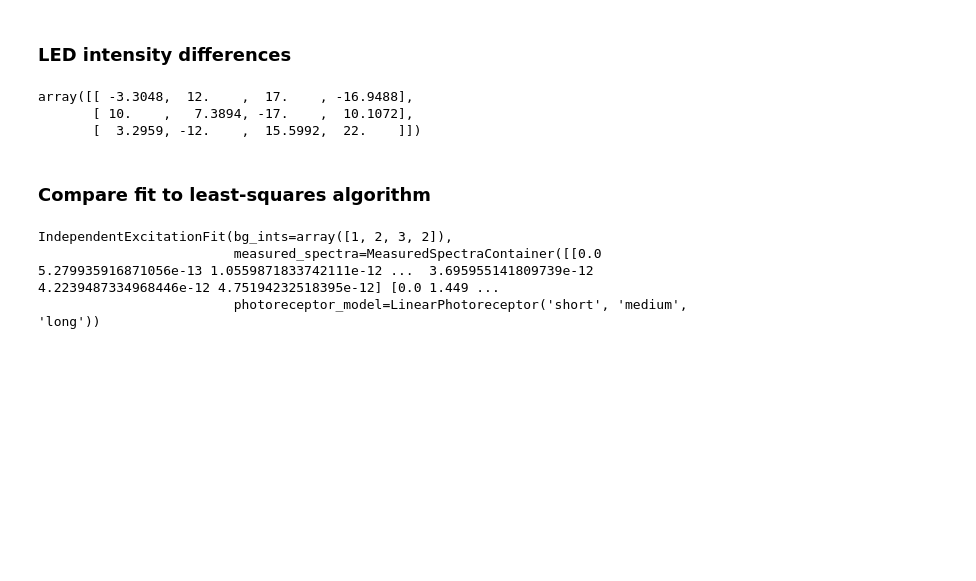
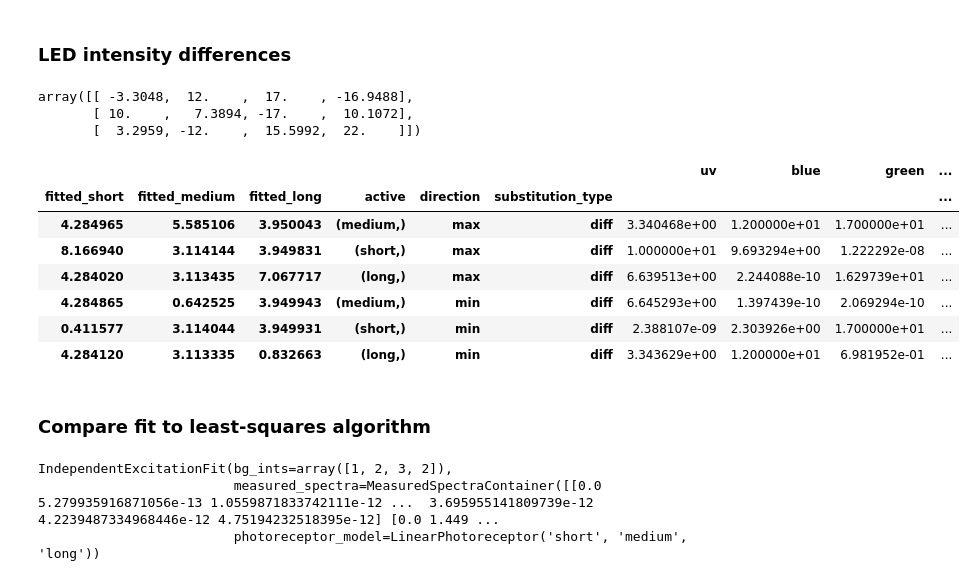
Before and after one commit to neuralsignal/dreye, a Jupyter notebook: tutorials/silent_substitution.ipynb, the cells around one changed output. Cells and saved outputs as stored; diff of their text form; code cells hidden in the pictures; blank space fills up the shorter version.

Commit message:
add dataframe attribute to silent substitution

```diff
--- a/tutorials/silent_substitution.ipynb
+++ b/tutorials/silent_substitution.ipynb
@@ -103,6 +103,17 @@ np.round(model.fitted_intensities_ - model.fitted_other_intensities_, 4)
 array([[ -3.3048,  12.    ,  17.    , -16.9488],
        [ 10.    ,   7.3894, -17.    ,  10.1072],
        [  3.2959, -12.    ,  15.5992,  22.    ]])
+# %%
+model.fitted_intensities_df_
+# %% [output]
+|  |  |  |  |  |  | uv | blue | green | ... |
+| fitted_short | fitted_medium | fitted_long | active | direction | substitution_type |  |  |  | ... |
+| 4.284965 | 5.585106 | 3.950043 | (medium,) | max | diff | 3.340468e+00 | 1.200000e+01 | 1.700000e+01 | ... |
+| 8.166940 | 3.114144 | 3.949831 | (short,) | max | diff | 1.000000e+01 | 9.693294e+00 | 1.222292e-08 | ... |
+| 4.284020 | 3.113435 | 7.067717 | (long,) | max | diff | 6.639513e+00 | 2.244088e-10 | 1.629739e+01 | ... |
+| 4.284865 | 0.642525 | 3.949943 | (medium,) | min | diff | 6.645293e+00 | 1.397439e-10 | 2.069294e-10 | ... |
+| 0.411577 | 3.114044 | 3.949931 | (short,) | min | diff | 2.388107e-09 | 2.303926e+00 | 1.700000e+01 | ... |
+| 4.284120 | 3.113335 | 0.832663 | (long,) | min | diff | 3.343629e+00 | 1.200000e+01 | 6.981952e-01 | ... |
 # %% [markdown]
 ### Compare fit to least-squares algorithm
 # %%
```
Also changed, not shown: parts of 2 cells of this notebook, 1 other file.
